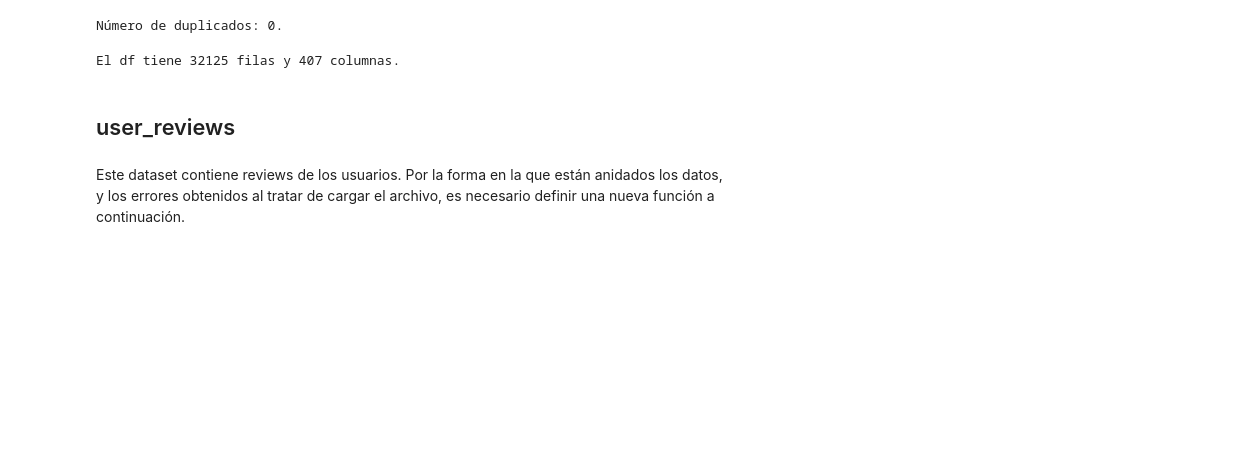
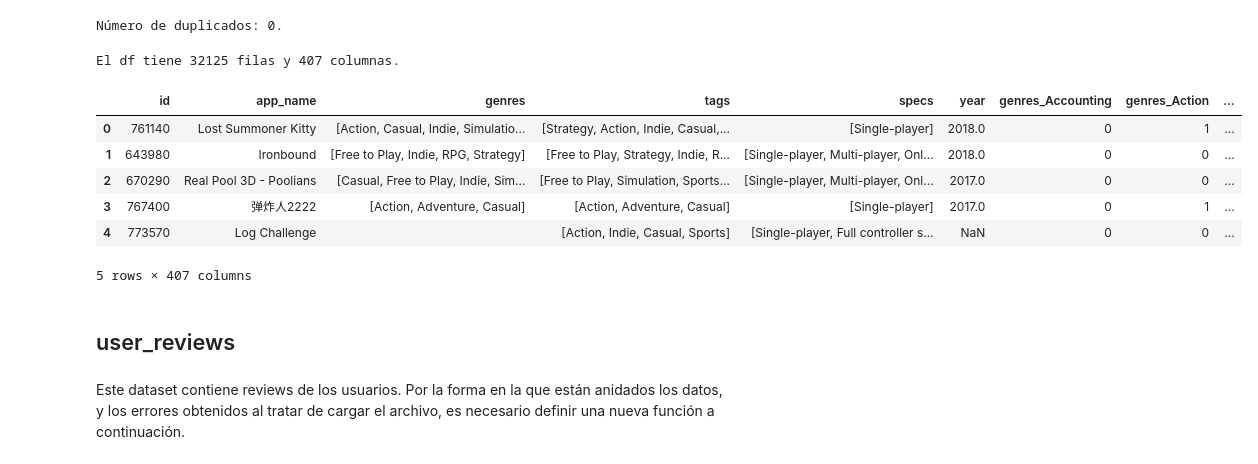
Before and after one commit to dsdrajlin/PI-MLOPs, a Jupyter notebook: ETL.ipynb, the cells around one changed output. Saved outputs shown, nothing was run; the diff lists cells and outputs as text; code cells hidden in the pictures; blank space fills up the shorter version.

```diff
--- a/ETL.ipynb
+++ b/ETL.ipynb
@@ -683,6 +683,16 @@ Número de duplicados: 0.
 print(f"El df tiene {games_df.shape[0]} filas y {games_df.shape[1]} columnas.")
 # %% [output]
 El df tiene 32125 filas y 407 columnas.
+# %%
+games_df.head()
+# %% [output]
+|  | id | app_name | genres | tags | specs | year | genres_Accounting | genres_Action | ... |
+| 0 | 761140 | Lost Summoner Kitty | [Action, Casual, Indie, Simulatio... | [Strategy, Action, Indie, Casual,... | [Single-player] | 2018.0 | 0 | 1 | ... |
+| 1 | 643980 | Ironbound | [Free to Play, Indie, RPG, Strategy] | [Free to Play, Strategy, Indie, R... | [Single-player, Multi-player, Onl... | 2018.0 | 0 | 0 | ... |
+| 2 | 670290 | Real Pool 3D - Poolians | [Casual, Free to Play, Indie, Sim... | [Free to Play, Simulation, Sports... | [Single-player, Multi-player, Onl... | 2017.0 | 0 | 0 | ... |
+| 3 | 767400 | 弹炸人2222 | [Action, Adventure, Casual] | [Action, Adventure, Casual] | [Single-player] | 2017.0 | 0 | 1 | ... |
+| 4 | 773570 | Log Challenge |  | [Action, Indie, Casual, Sports] | [Single-player, Full controller s... | NaN | 0 | 0 | ... |
+5 rows × 407 columns
 # %%
 # Guardar el DataFrame como .csv.
 games_df.to_csv('./Datasets/steam_games_procesado.csv', index=False)
```
Also changed, not shown: parts of 9 cells of this notebook, 3 other files.
